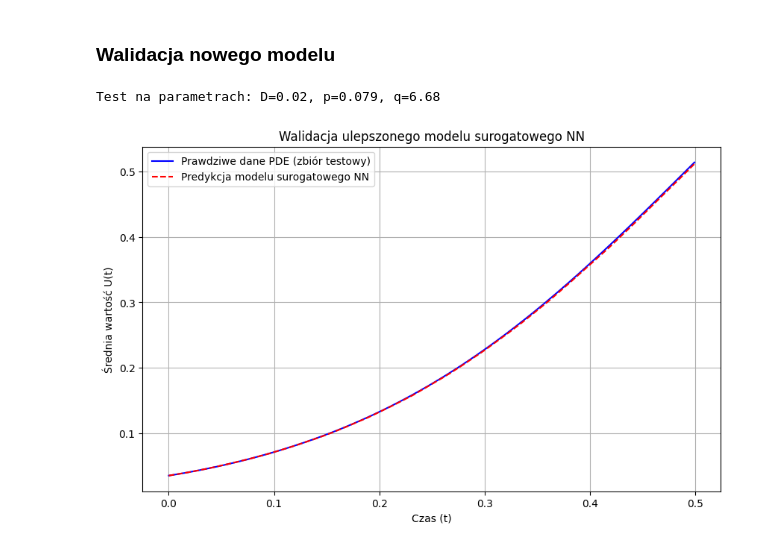
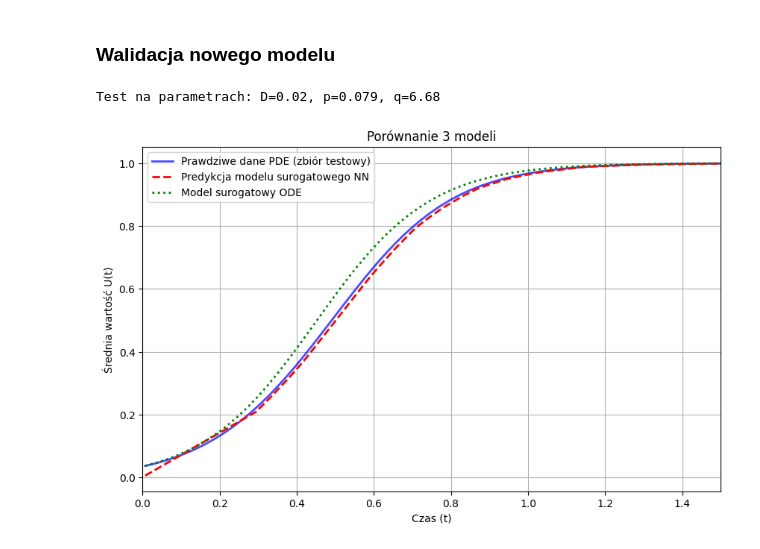
Before and after one commit to nadirean/Innovation-Diffusion-Modeling, a Jupyter notebook: zad3/lab.ipynb, the cells around one changed output. Cells and saved outputs as stored; diff of their text form; code cells hidden in the pictures.

```diff
--- a/zad3/lab.ipynb
+++ b/zad3/lab.ipynb
@@ -25,9 +25,9 @@ $$ \frac{dU}{dt} = (p + qU)(1-U) $$
 D_param = 0.1
 p_param = 0.01
 q_param = 1.0
-tend = 0.5
+tend = 15.0
 nx = 100
-dt = 1e-4
+dt = 1e-3
 
 # Uruchomienie symulacji oryginalnego modelu PDE
 x_pde, u_pde_final, _ = run_simulation(
@@ -196,7 +204,7 @@ import scipy.sparse as sp
 import scipy.sparse.linalg as spla
 import matplotlib.pyplot as plt
 
-def generate_dataset(num_simulations=50, tend=0.5, dt=1e-4, nx=100):
+def generate_dataset(num_simulations=50, tend=15.0, dt=1e-3, nx=100):
     """Generuje zbiór danych z wielu symulacji PDE z losowymi parametrami."""
     input_data = []
     output_data = []
@@ -238,7 +246,7 @@ def generate_dataset(num_simulations=50, tend=0.5, dt=1e-4, nx=100):
 
 # Generowanie danych (może chwilę potrwać)
 # Zmniejszono liczbę symulacji do 20 dla szybkości demonstracji
-X_multi, y_multi = generate_dataset(num_simulations=20, tend=0.5)
+X_multi, y_multi = generate_dataset(num_simulations=20, tend=15.0, dt=1e-3)
 
 print(f"Wygenerowano {X_multi.shape[0]} punktów danych.")
 # %% [output]
@@ -317,34 +343,50 @@ D_test, p_test, q_test = unique_params[0]
 
 print(f"Test na parametrach: D={D_test:.2f}, p={p_test:.3f}, q={q_test:.2f}")
 
 # Znajdź wszystkie punkty z tej samej symulacji w zbiorze walidacyjnym
 mask = (np.abs(X_val_np[:, 1] - D_test) < 1e-6) & \
        (np.abs(X_val_np[:, 2] - p_test) < 1e-6) & \
        (np.abs(X_val_np[:, 3] - q_test) < 1e-6)
 X_test_sample = X_val_np[mask]
 y_test_sample = y_val_np[mask]
 
 # Sortowanie po czasie
 time_order = np.argsort(X_test_sample[:, 0])
 X_test_sample = X_test_sample[time_order]
 y_test_sample = y_test_sample[time_order]
 
 # Predykcja modelu NN
 X_test_norm = torch.tensor((X_test_sample - X_mean) / X_std, dtype=torch.float32)
 with torch.no_grad():
     y_pred_norm = model_general(X_test_norm)
 y_pred = y_pred_norm.numpy() * y_std + y_mean
 
+# Rozwiązanie ODE dla tych parametrów
+def ode_func_test(t, U):
+    return (p_test + q_test * U) * (1 - U)
+
+t_eval = X_test_sample[:, 0]
+t_span = [t_eval[0], t_eval[-1]]
+u0 = [y_test_sample[0][0]] # y_test_sample is (N, 1)
+
+# Solve ODE
+sol_ode_test = solve_ivp(ode_func_test, t_span, u0, t_eval=t_eval)
+u_ode_test = sol_ode_test.y.T
+
 # Porównanie na wykresie
 plt.figure(figsize=(10, 6))
-plt.plot(X_test_sample[:, 0], y_test_sample, label='Prawdziwe dane PDE (zbiór testowy)', color='blue')
-plt.plot(X_test_sample[:, 0], y_pred, label='Predykcja modelu surogatowego NN', color='red', linestyle='--')
-plt.title('Walidacja ulepszonego modelu surogatowego NN')
+plt.plot(X_test_sample[:, 0], y_test_sample, label='Prawdziwe dane PDE (zbiór testowy)', color='blue', linewidth=2, alpha=0.7)
+plt.plot(X_test_sample[:, 0], y_pred, label='Predykcja modelu surogatowego NN', color='red', linestyle='--', linewidth=2)
+plt.plot(sol_ode_test.t, u_ode_test, label='Model surogatowy ODE', color='green', linestyle=':', linewidth=2)
+
+plt.title('Porównanie 3 modeli')
 plt.xlabel('Czas (t)')
 plt.ylabel('Średnia wartość U(t)')
 plt.legend()
+plt.xlim(0, 1.5)
 plt.grid(True)
+plt.savefig(os.path.join(out_dir, "comparison_3_models_validation.png"), dpi=300, bbox_inches='tight')
 plt.show()
 # %% [output]
 Test na parametrach: D=0.02, p=0.079, q=6.68
-[figure, old version]
+[figure, new version]
```
Also changed, not shown: parts of 5 cells of this notebook, 1 other file.
